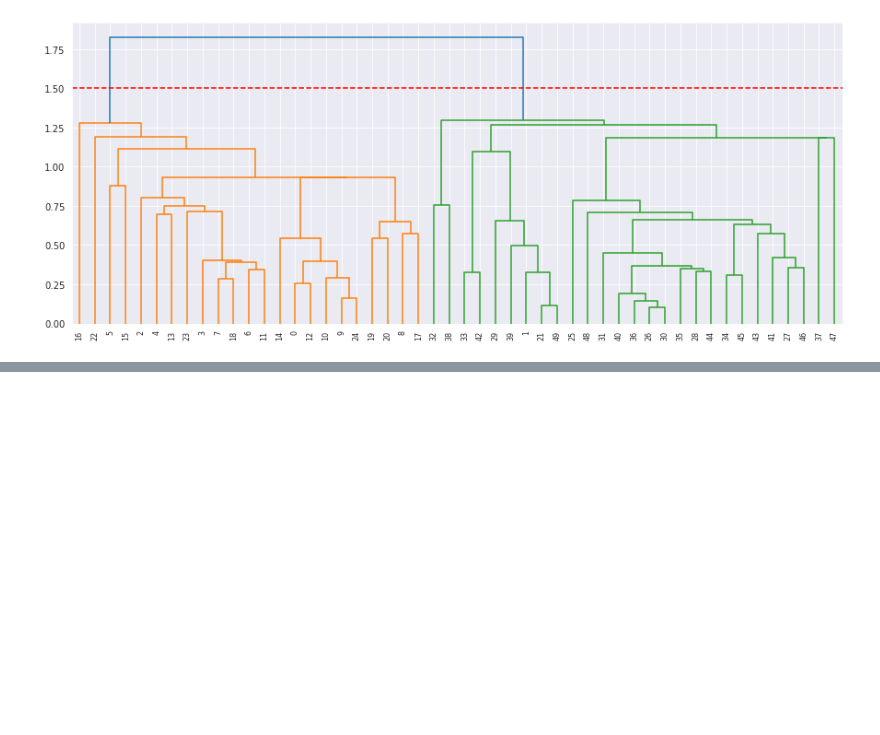
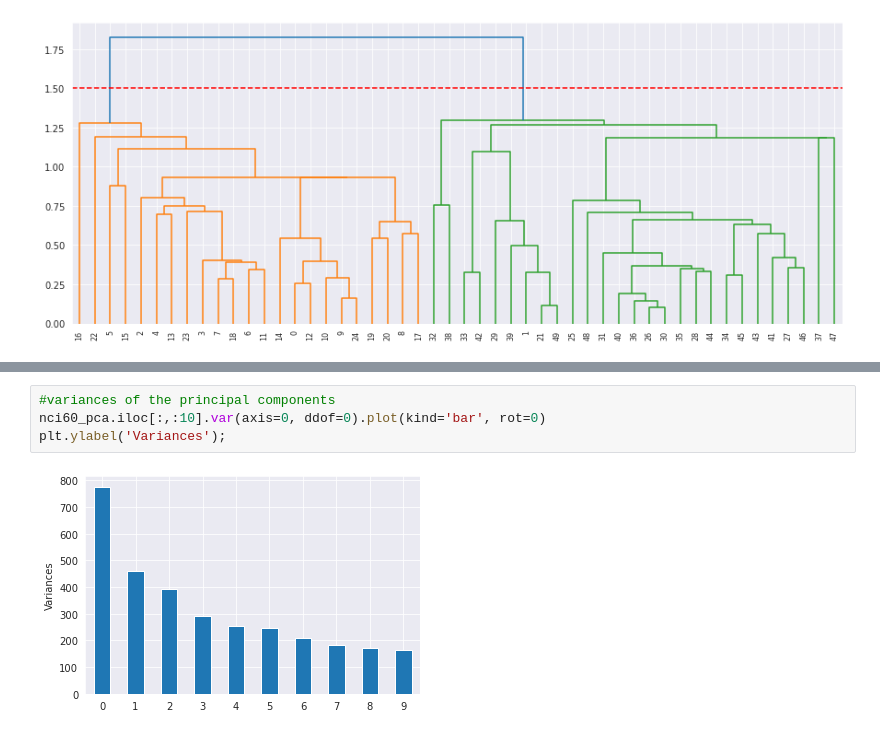
Before and after one commit to JESurzyn/intro_stat_learning_Python, a Jupyter notebook: Chapter10_Lab.ipynb, the cells around one changed output, grey strips where cells are left out. Drawn from its saved outputs; the diff is of its cells as text; blank space fills up the shorter version.

```diff
--- a/Chapter10_Lab.ipynb
+++ b/Chapter10_Lab.ipynb
@@ -465,0 +650,6 @@ plt.show()
+# %%
+#variances of the principal components
+nci60_pca.iloc[:,:10].var(axis=0, ddof=0).plot(kind='bar', rot=0)
+plt.ylabel('Variances');
+# %% [output]
+[figure, added]
```
Also changed, not shown: parts of 29 cells of this notebook, 2 other files.
